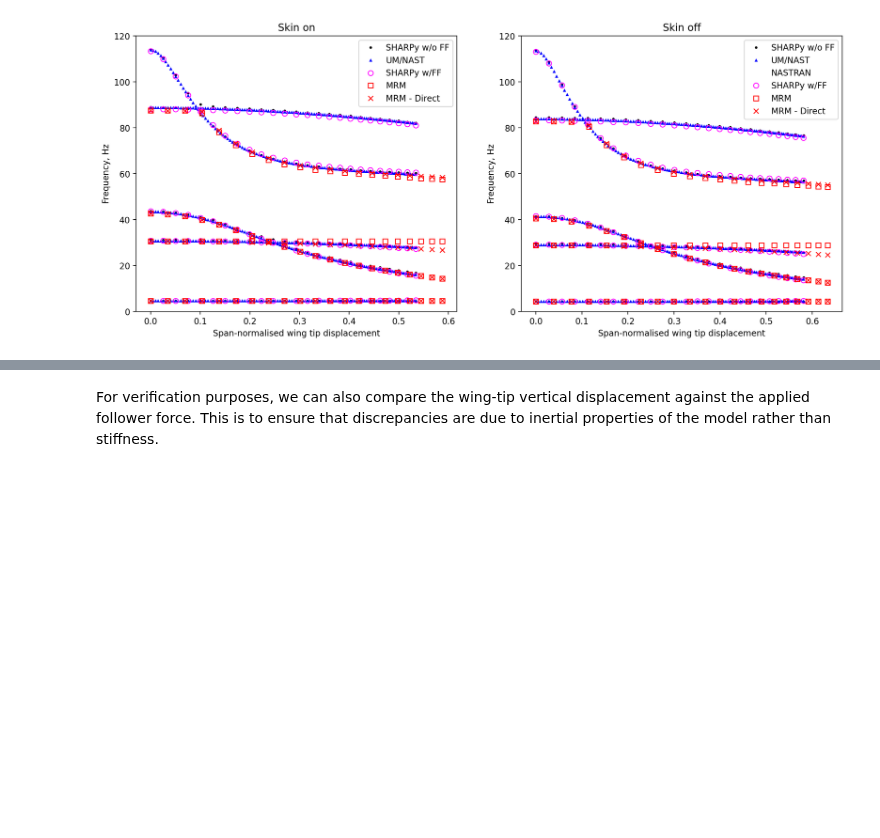
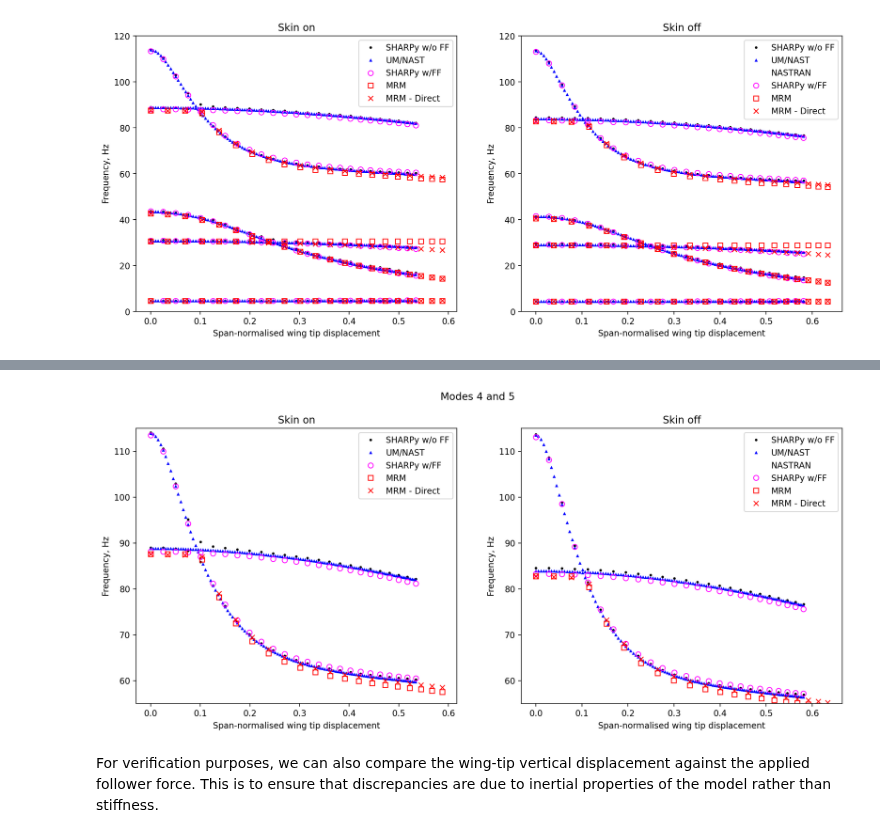
Before and after one commit to ngoiz/pazy-aepw3-results, a Jupyter notebook: 04_DeformedModal/04_DeformedModalResults.ipynb, the cells around one changed output, grey strips where cells are left out. Cells and saved outputs as stored; diff of their text form; code cells hidden in the pictures; blank space fills up the shorter version.

```diff
--- a/04_DeformedModal/04_DeformedModalResults.ipynb
+++ b/04_DeformedModal/04_DeformedModalResults.ipynb
@@ -267,34 +268,36 @@ ax[1].set_title('Skin off');
 # %%
 fig, ax = plt.subplots(ncols=2, figsize=(15, 6))
 lines = [[], []]
 labels = [[], []]
 for case in ff_results:
-    for i_mode in range(5):
+    for i_mode in range(len(case['data'])):
         if case['skin']:
             a = ax[0]
         else:
             a = ax[1]
 
         a.plot((case['data'][i_mode][:, 1]) / 0.55, case['data'][i_mode][:, -1] / 2 / np.pi, **case['line_style'])
 
     # legend
     if case['skin']:
         label_idx = 0
     else:
         label_idx = 1
     lines[label_idx].append(mpl.lines.Line2D([0], [0], **case['line_style']))
     labels[label_idx].append(case['line_style']['label'])
 
 ax[0].legend(lines[0], labels[0])
 ax[1].legend(lines[1], labels[1])
 
 for a in ax:
     a.set_xlabel('Span-normalised wing tip displacement')
     a.set_ylabel('Frequency, Hz')
     a.set_ylim(55, 115)
 plt.suptitle('Modes 4 and 5')
 ax[0].set_title('Skin on')
 ax[1].set_title('Skin off');
+# %% [output]
+[figure, added]
 # %% [markdown]
 For verification purposes, we can also compare the wing-tip vertical displacement against the applied follower force. This is to ensure that discrepancies are due to inertial properties of the model rather than stiffness.
 # %%
```
Also changed, not shown: parts of 3 cells of this notebook, 3 other files.
